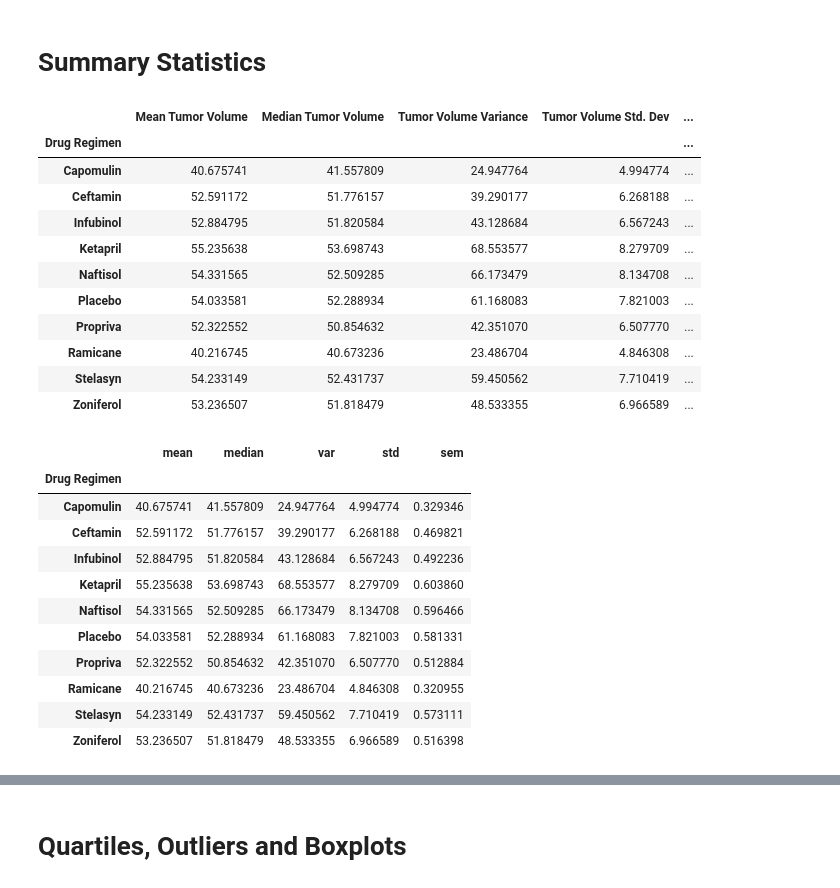
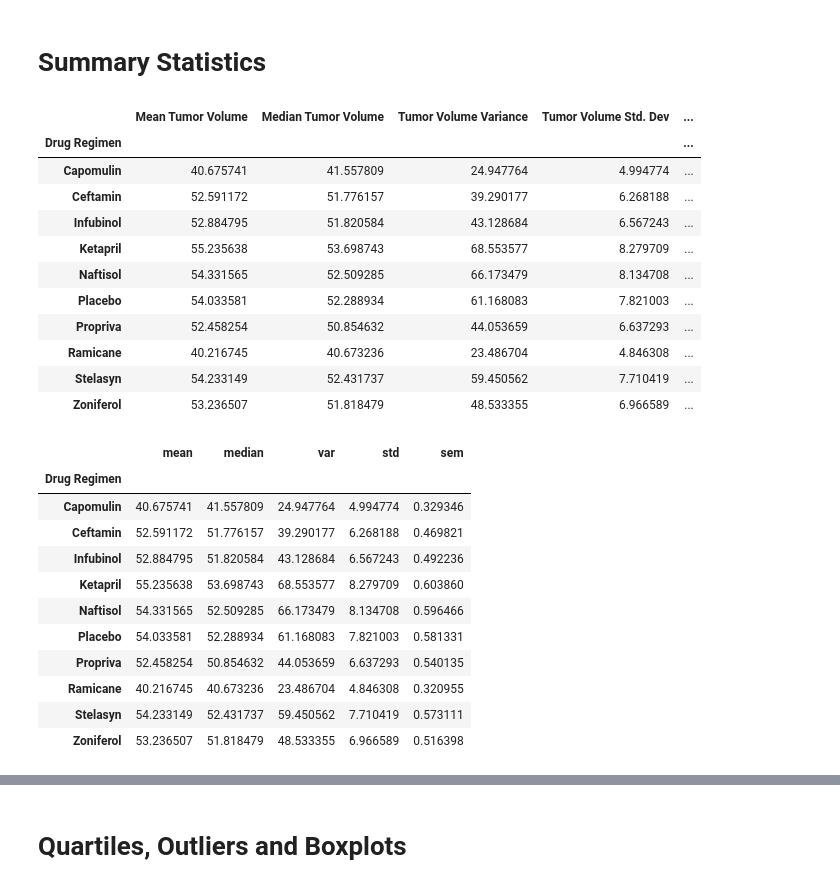
Before and after one commit to AMRITKAUR89/MatPlotLib-Challenge, a Jupyter notebook: Pymaceuticals/Matplotlib.ipynb, the cells around one changed output, grey strips where cells are left out. Cells and saved outputs as stored; diff of their text form; code cells hidden in the pictures.

```diff
--- a/Pymaceuticals/Matplotlib.ipynb
+++ b/Pymaceuticals/Matplotlib.ipynb
@@ -76,34 +76,34 @@ Mice_count
 # %%
 # Generate a summary statistics table of mean, median, variance, standard deviation, and SEM of the tumor volume for each regimen
 
-Mice_dup = mouse_metadata_result
+Mice_dup = Mice_non_duplicate_df
 
 # Use groupby and summary statistical methods to calculate the following properties of each drug regimen:
 # mean, median, variance, standard deviation, and SEM of the tumor volume.
 mean= Mice_dup.groupby('Drug Regimen')['Tumor Volume (mm3)'].mean()
 median= Mice_dup.groupby('Drug Regimen')['Tumor Volume (mm3)'].median()
 var=Mice_dup.groupby('Drug Regimen')['Tumor Volume (mm3)'].var()
 std_dev= Mice_dup.groupby('Drug Regimen')['Tumor Volume (mm3)'].std()
 std_err=Mice_dup.groupby('Drug Regimen')['Tumor Volume (mm3)'].sem()
 
 # Assemble the resulting series into a single summary DataFrame.
 stats_summ=pd.DataFrame({ "Mean Tumor Volume":mean,
              "Median Tumor Volume":median,
              "Tumor Volume Variance":var,
              "Tumor Volume Std. Dev":std_dev,
              "Tumor Volume Std. Err.":std_err})
 
 stats_summ
 # %% [output]
 |  | Mean Tumor Volume | Median Tumor Volume | Tumor Volume Variance | Tumor Volume Std. Dev | ... |
 | Drug Regimen |  |  |  |  | ... |
 | Capomulin | 40.675741 | 41.557809 | 24.947764 | 4.994774 | ... |
 | Ceftamin | 52.591172 | 51.776157 | 39.290177 | 6.268188 | ... |
 | Infubinol | 52.884795 | 51.820584 | 43.128684 | 6.567243 | ... |
 | Ketapril | 55.235638 | 53.698743 | 68.553577 | 8.279709 | ... |
 | Naftisol | 54.331565 | 52.509285 | 66.173479 | 8.134708 | ... |
 | Placebo | 54.033581 | 52.288934 | 61.168083 | 7.821003 | ... |
-| Propriva | 52.322552 | 50.854632 | 42.351070 | 6.507770 | ... |
+| Propriva | 52.458254 | 50.854632 | 44.053659 | 6.637293 | ... |
 | Ramicane | 40.216745 | 40.673236 | 23.486704 | 4.846308 | ... |
 | Stelasyn | 54.233149 | 52.431737 | 59.450562 | 7.710419 | ... |
 | Zoniferol | 53.236507 | 51.818479 | 48.533355 | 6.966589 | ... |
@@ -130,7 +130,7 @@ stats_summ_agg
 | Ketapril | 55.235638 | 53.698743 | 68.553577 | 8.279709 | 0.603860 |
 | Naftisol | 54.331565 | 52.509285 | 66.173479 | 8.134708 | 0.596466 |
 | Placebo | 54.033581 | 52.288934 | 61.168083 | 7.821003 | 0.581331 |
-| Propriva | 52.322552 | 50.854632 | 42.351070 | 6.507770 | 0.512884 |
+| Propriva | 52.458254 | 50.854632 | 44.053659 | 6.637293 | 0.540135 |
 | Ramicane | 40.216745 | 40.673236 | 23.486704 | 4.846308 | 0.320955 |
 | Stelasyn | 54.233149 | 52.431737 | 59.450562 | 7.710419 | 0.573111 |
 | Zoniferol | 53.236507 | 51.818479 | 48.533355 | 6.966589 | 0.516398 |
```
Also changed, not shown: parts of 11 cells of this notebook.
